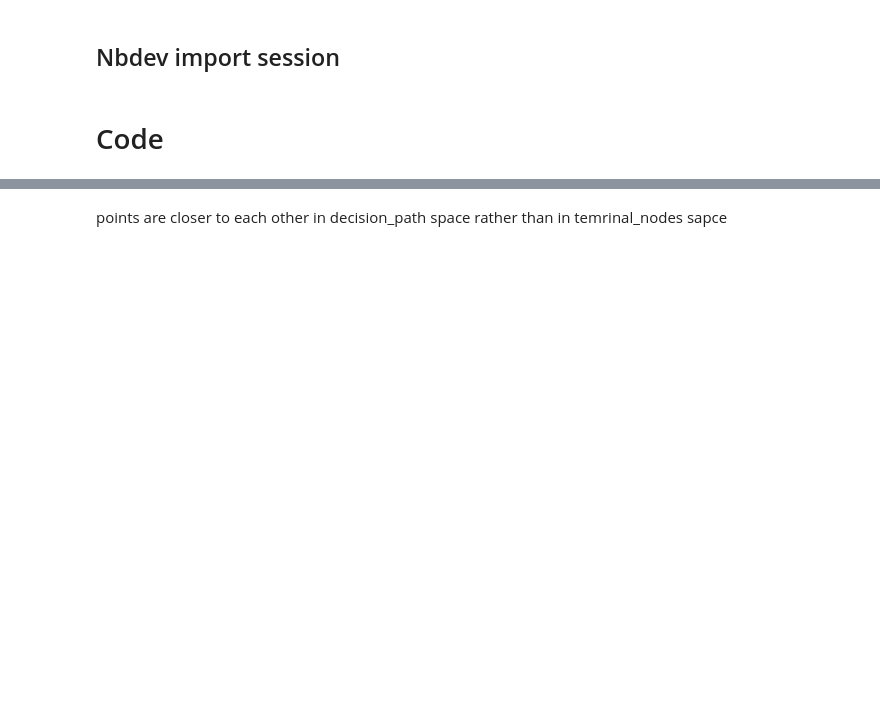
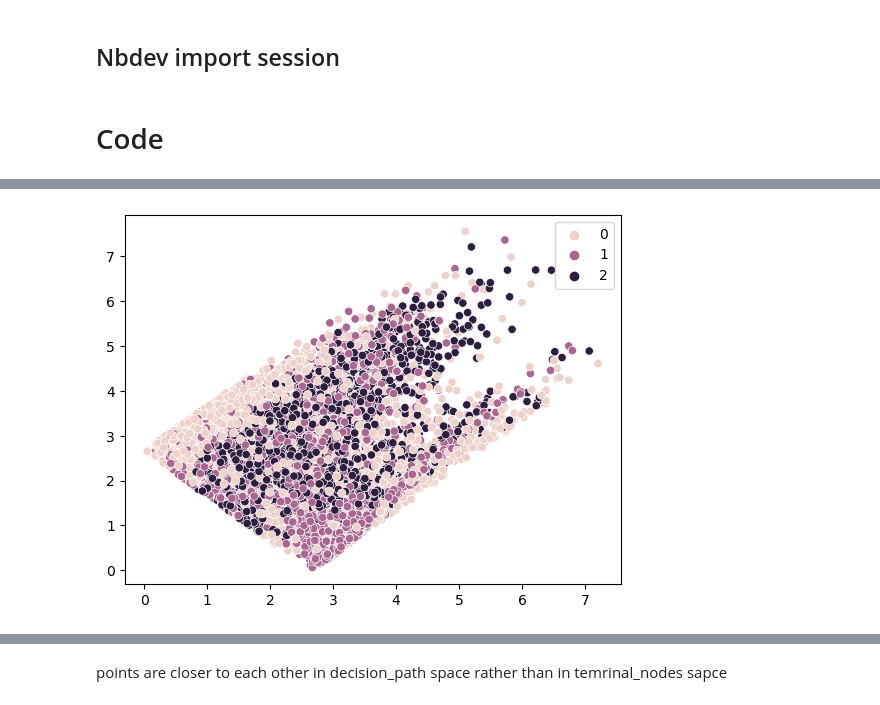
Before and after one commit to AlanGanem/heartwood, a Jupyter notebook: notebooks_dev/kernel.ipynb, the cells around one changed output, grey strips where cells are left out. Cells and saved outputs as stored; diff of their text form; code cells hidden in the pictures; blank space fills up the shorter version.

```diff
--- a/notebooks_dev/kernel.ipynb
+++ b/notebooks_dev/kernel.ipynb
@@ -380,3 +339,9 @@ ForestKernel(embedding_space='terminal_nodes',
+# %%
+plt.clf()
+sns.scatterplot(*MiniBatchKMeans(2).fit_transform(X).T[:2], hue = y)
+plt.show()
+# %% [output]
+[figure, added]
 # %%
 
 _, sims1 = kernel1.similarity_idxs(X, remove_diagonal = True, topn = topn, alpha = alpha1)
```
Also changed, not shown: parts of 22 cells of this notebook, 7 other files.
